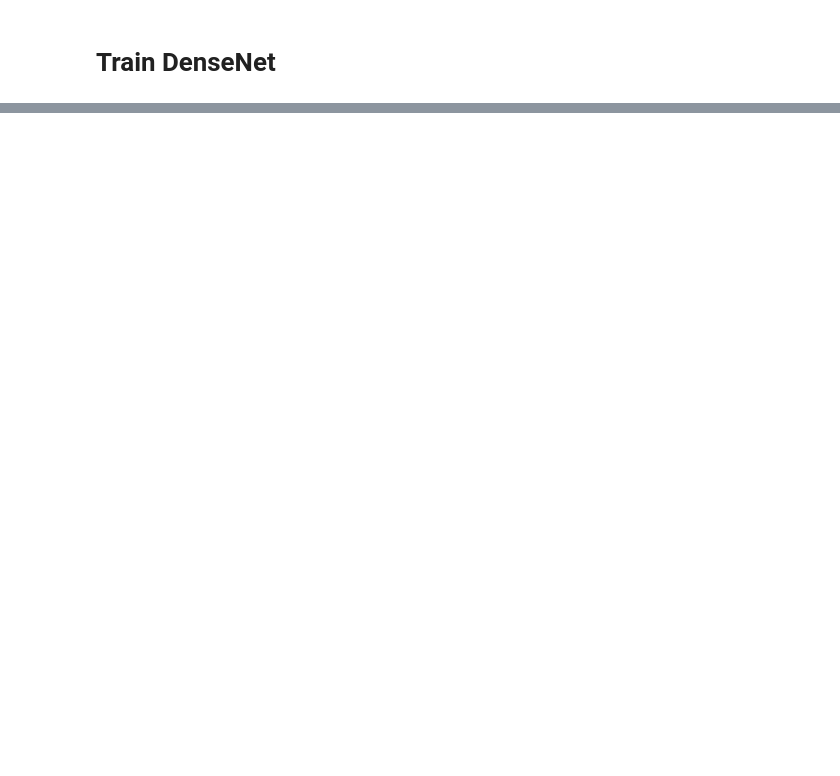
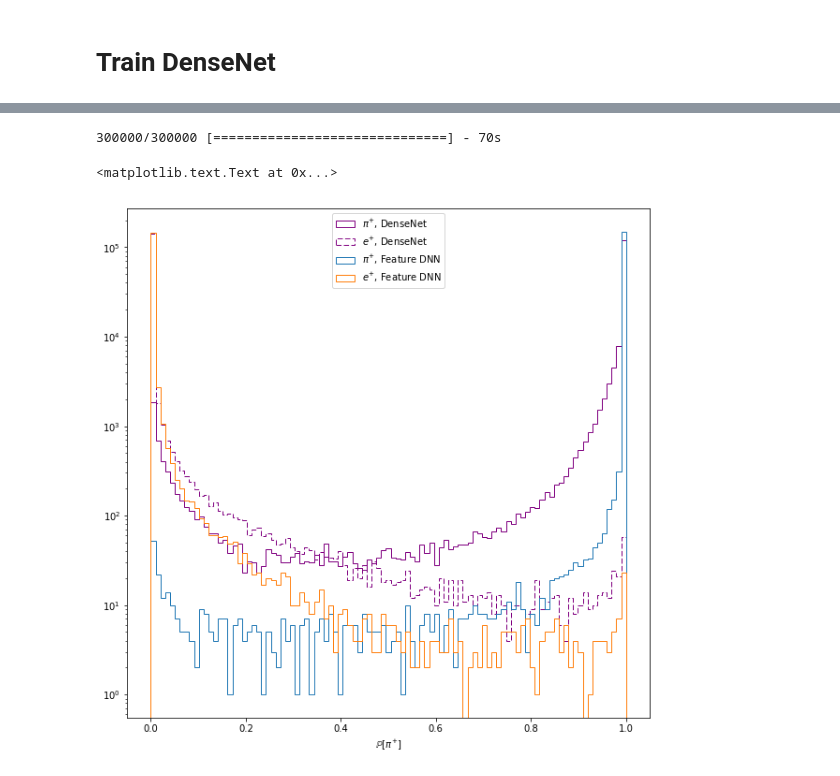
Before and after one commit to hep-lbdl/CaloGAN, a Jupyter notebook: classification/calo-classfier.ipynb, the cells around one changed output, grey strips where cells are left out. Saved outputs shown, nothing was run; the diff lists cells and outputs as text; code cells hidden in the pictures; blank space fills up the shorter version.

```diff
--- a/classification/calo-classfier.ipynb
+++ b/classification/calo-classfier.ipynb
@@ -338,0 +730,14 @@ yhat_image_dnn.max()
+# %%
+image_dnet_merged.compile('adam', 'binary_crossentropy', metrics=['acc'])
+# %%
+# Train a merged Dense Net
+try:
+    image_dnet_merged.fit(data_train, labels_train,
+              callbacks=[
+                  EarlyStopping(verbose=True, patience=10, monitor='val_loss'),
+                  ModelCheckpoint('DenseNet_noBN_merged_{}vs{}-chkpt.h5'.format(CLASS_ONE, CLASS_TWO),
+                    monitor='val_loss', verbose=True, save_best_only=True)
+              ],
+              verbose=True, validation_split=0.3, batch_size=256, epochs=100)
+except KeyboardInterrupt:
+    print 'ending early'
@@ -339,12 +762,27 @@ yhat_image_dnn.max()
+# %%
+image_dnet_merged.load_weights('DenseNet_noBN_merged_{}vs{}-chkpt.h5'.format(CLASS_ONE, CLASS_TWO))
+image_dnet_merged.save_weights('DenseNet_noBN_merged_{}vs{}-final.h5'.format(CLASS_ONE, CLASS_TWO))
+image_dnet_merged.load_weights('DenseNet_noBN_merged_{}vs{}-final.h5'.format(CLASS_ONE, CLASS_TWO))
+# %%
+yhat_dnet_merged = image_dnet_merged.predict(data_test, verbose=True).ravel()
+# %% [output]
+300000/300000 [==============================] - 70s
 # %%
 plt.figure(figsize=(10, 10))
 bins = np.linspace(0, 1, 100)
-plt.hist(yhat_image_dnn[labels_test == 1], histtype='step', bins=bins, label=r'$\pi^{+}$, Image DNN')
-plt.hist(yhat_image_dnn[labels_test == 0], histtype='step', bins=bins, label=r'$e^{+}$, Image DNN')
+# plt.hist(yhat_image_dnn[labels_test == 1], histtype='step', bins=bins, label=r'$\pi^{+}$, Image DNN', color='red')
+# plt.hist(yhat_image_dnn[labels_test == 0], histtype='step', bins=bins, label=r'$e^{+}$, Image DNN', color='red',
+#         linestyle='dashed')
+plt.hist(yhat_dnet_merged[labels_test == 1], histtype='step', bins=bins, label=r'$\pi^{+}$, DenseNet', color='purple')
+plt.hist(yhat_dnet_merged[labels_test == 0], histtype='step', bins=bins, label=r'$e^{+}$, DenseNet', color='purple',
+        linestyle='dashed')
 plt.hist(yhat_feature_dnn[labels_test == 1], histtype='step', bins=bins, label=r'$\pi^{+}$, Feature DNN')
 plt.hist(yhat_feature_dnn[labels_test == 0], histtype='step', bins=bins, label=r'$e^{+}$, Feature DNN')
-plt.legend(loc='upper right')
+plt.legend(loc='upper center')
 plt.yscale('log')
 # plt.xlim((0.99999, 1))
 # plt.xscale('log')
 plt.xlabel(r'$\mathbb{P}[\pi^{+}]$')
+# %% [output]
+<matplotlib.text.Text at 0x...>
+[figure, added]
```
Also changed, not shown: parts of 79 cells of this notebook.
